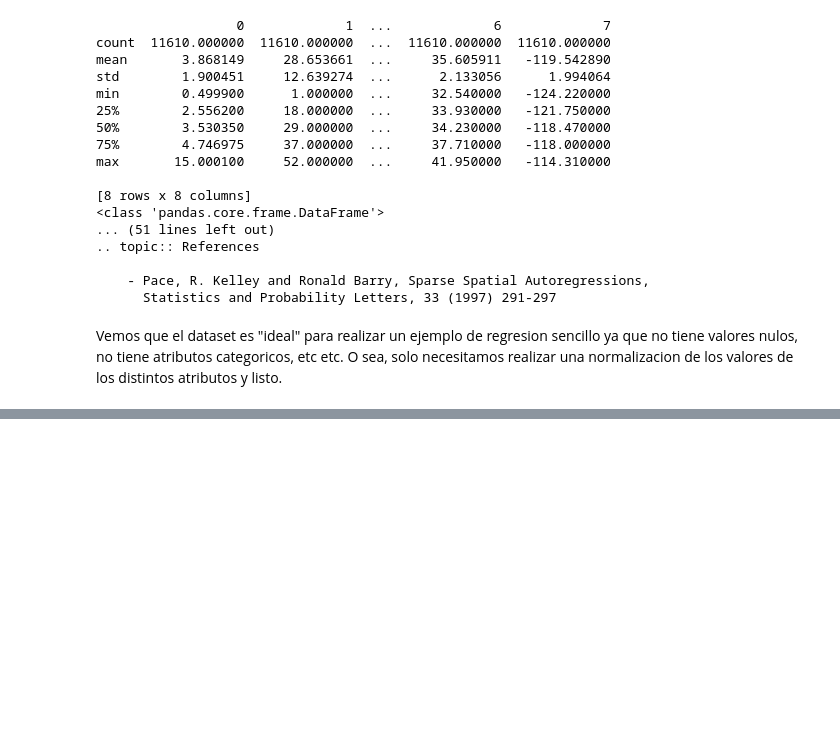
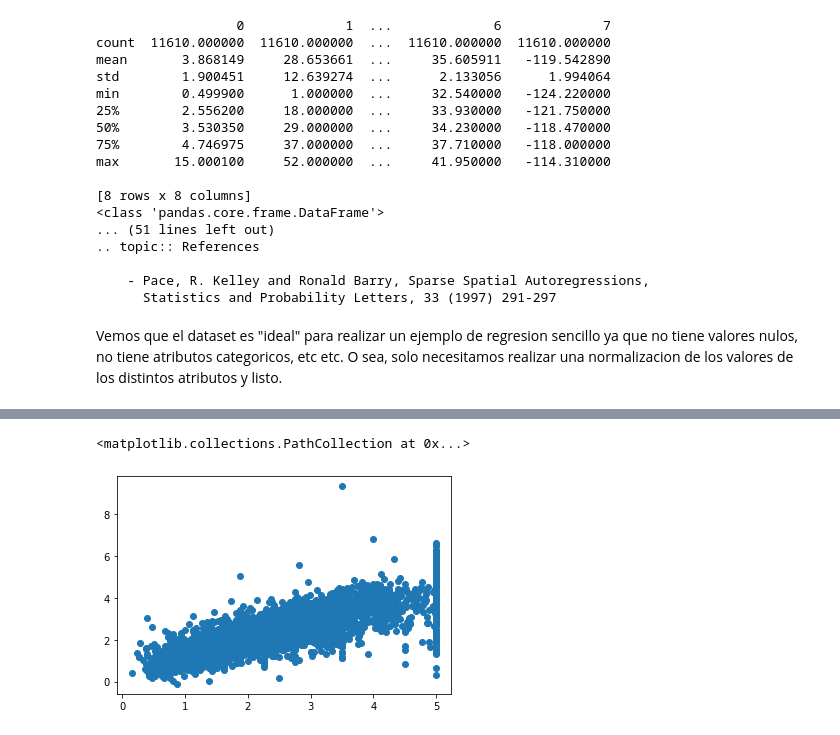
Before and after one commit to nechebarrena/HOML, a Jupyter notebook: HOML_cap_10.ipynb, the cells around one changed output, grey strips where cells are left out. Saved outputs shown, nothing was run; the diff lists cells and outputs as text; code cells hidden in the pictures; blank space fills up the shorter version.

```diff
--- a/HOML_cap_10.ipynb
+++ b/HOML_cap_10.ipynb
@@ -298,0 +304,13 @@ X_test = scaler.transform(X_test)
+# %%
+atributos = [8]
+model = keras.models.Sequential()
+model.add(keras.layers.Dense(30,activation="relu",input_shape= atributos))
+model.add(keras.layers.Dense(1))
+
+model.compile(loss="mean_squared_error", optimizer="sgd")
+
+history = model.fit(X_train, y_train, epochs=20,
+validation_data=(X_valid, y_valid))
+mse_test = model.evaluate(X_test, y_test)
+X_new = X_test[:3] # pretend these are new instances
+y_pred = model.predict(X_new)
@@ -298,0 +335,7 @@ X_test = scaler.transform(X_test)
+# %%
+y_test_pred = model.predict(X_test)
+plt.figure()
+plt.scatter(y_test,y_test_pred)
+# %% [output]
+<matplotlib.collections.PathCollection at 0x...>
+[figure, added]
```
Also changed, not shown: parts of 3 cells of this notebook.
